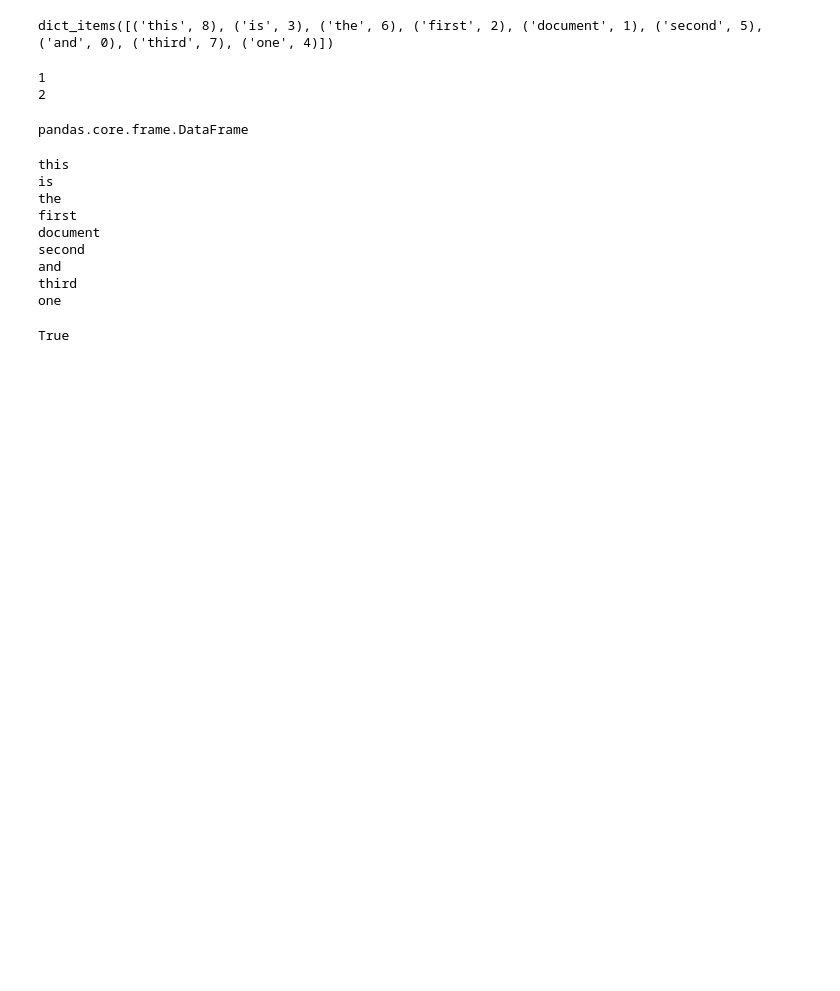
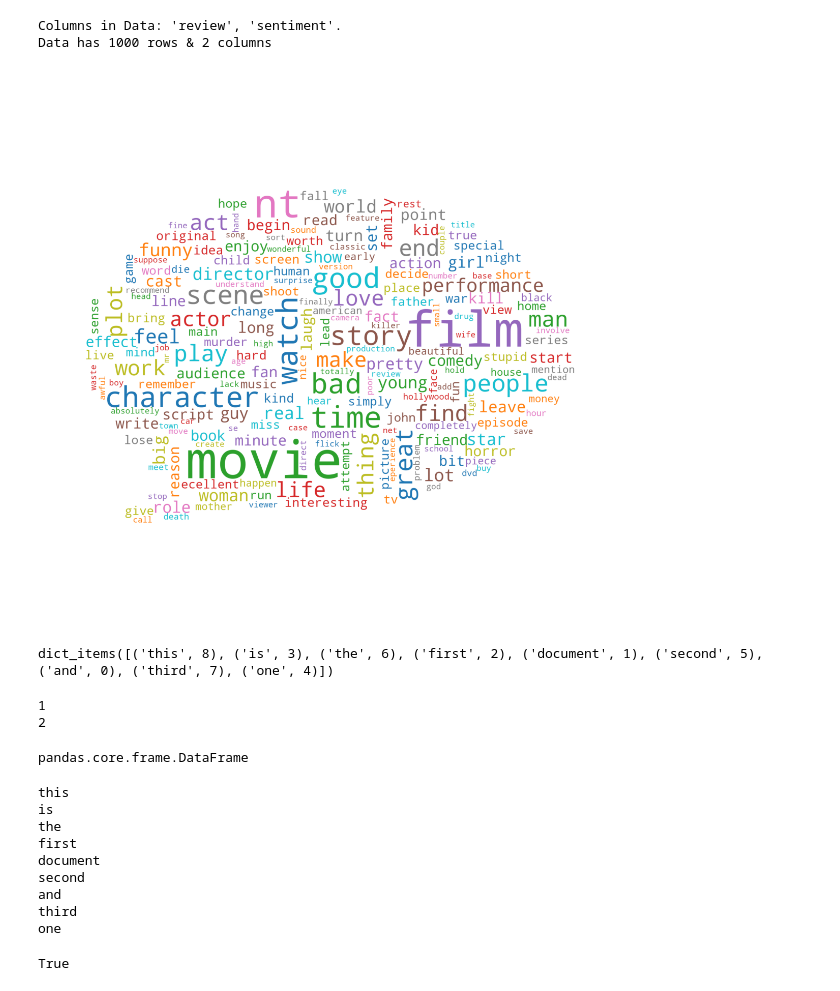
Before and after one commit to souravbose1991/textrove-py, a Jupyter notebook: Textrove.ipynb, the cells around one changed output. Saved outputs shown, nothing was run; the diff lists cells and outputs as text; code cells hidden in the pictures; blank space fills up the shorter version.

```diff
--- a/Textrove.ipynb
+++ b/Textrove.ipynb
@@ -0,0 +7,14 @@
+# %%
+df_imdb = pd.read_csv('data/IMDB Dataset - Small.csv')
+print("Columns in Data: '{0}', '{1}'.".format(df_imdb.columns[0], df_imdb.columns[1]))
+print("Data has {0} rows & {1} columns".format(df_imdb.shape[0], df_imdb.shape[1]))
+# %% [output]
+Columns in Data: 'review', 'sentiment'.
+Data has 1000 rows & 2 columns
+# %%
+doc_obj = Documents(data_frame=df_imdb, text_column='review')
+# df_imdb_clean = doc_obj.prep_docs(return_df=True)
+# df_imdb_clean.head()
+doc_obj.explore(ngram_range=(1, 1))
+# %% [output]
+[figure, added]
```
Also changed, not shown: parts of 5 cells of this notebook, 1 other file.
